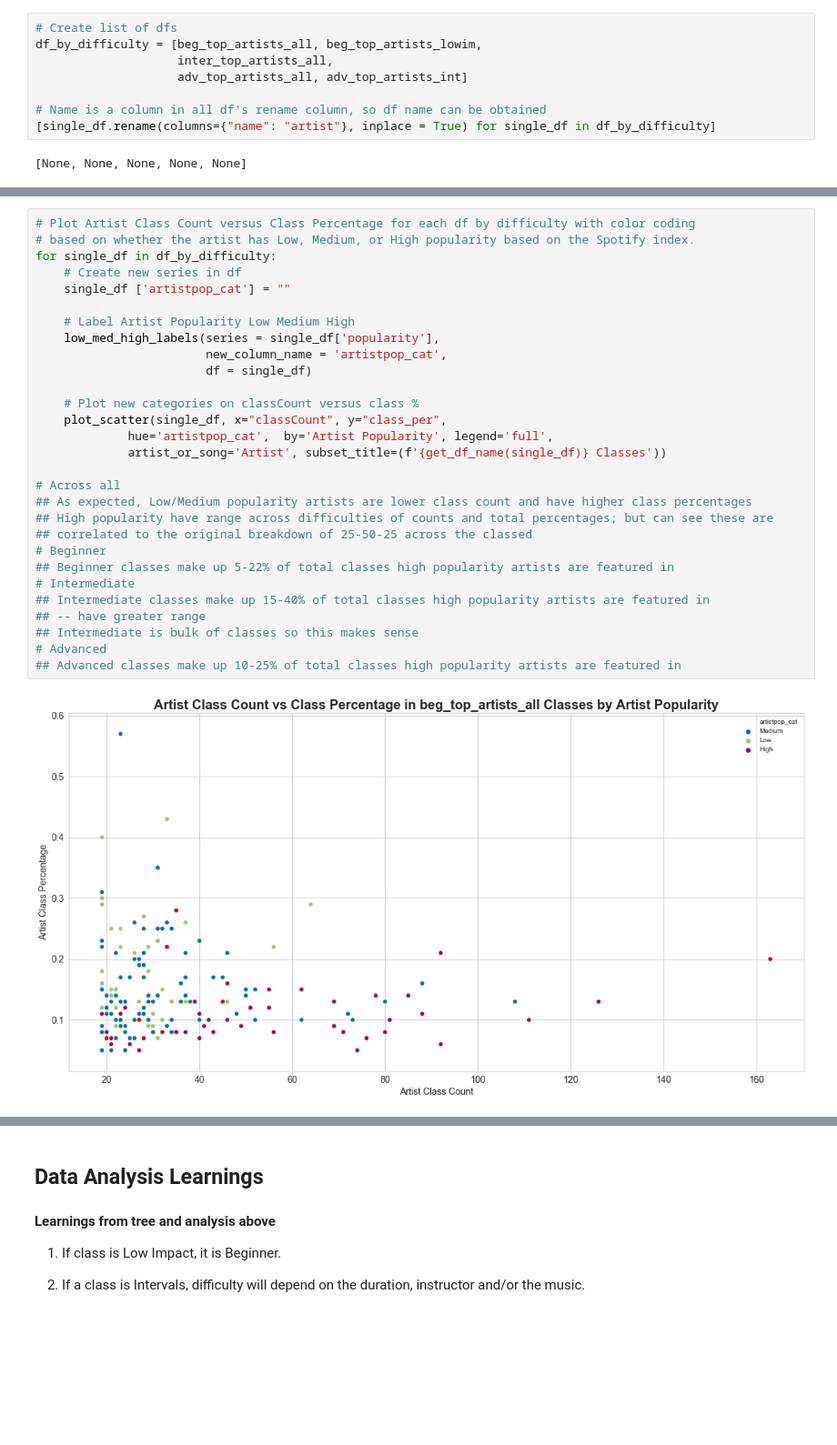
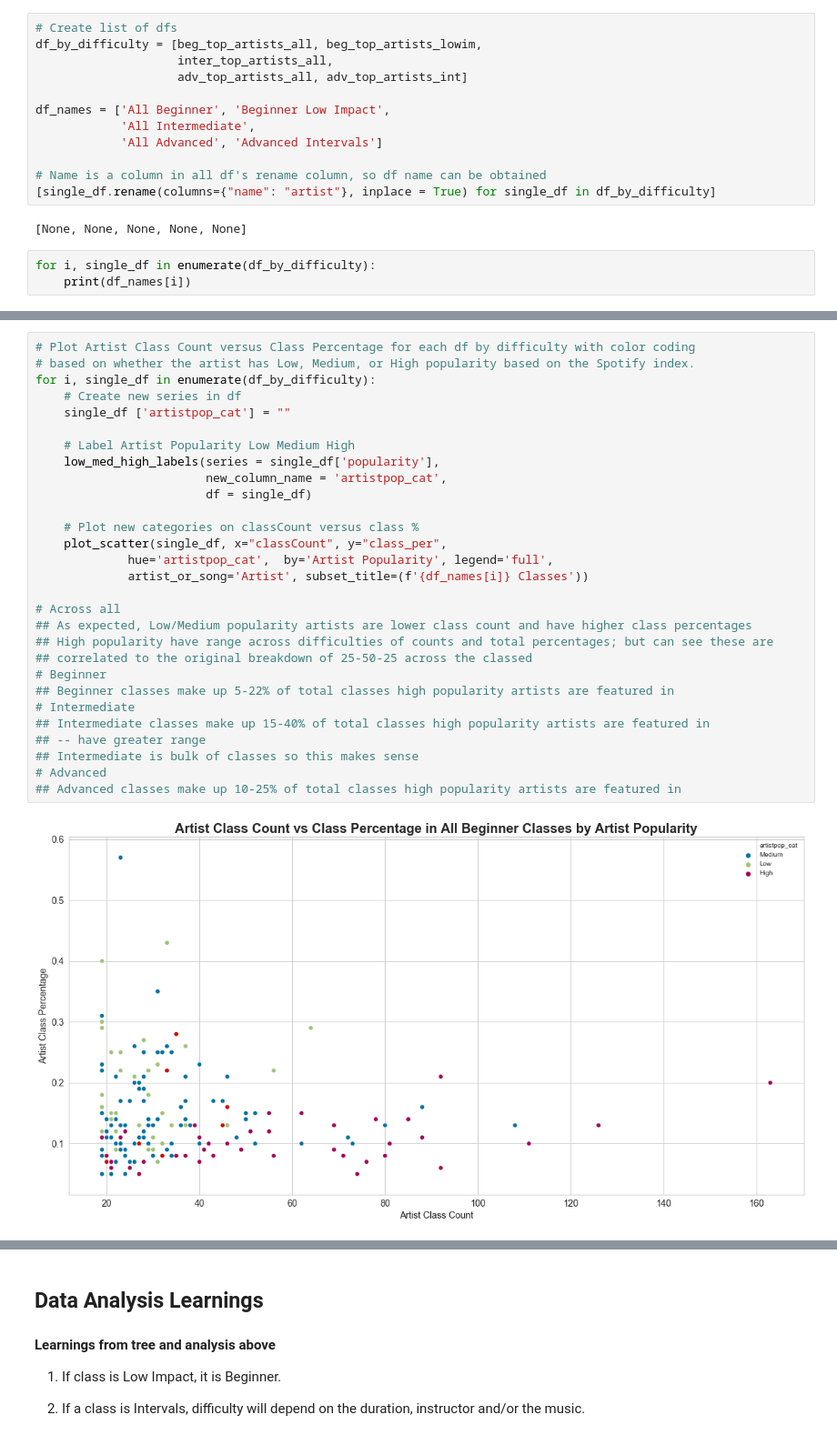
Before and after one commit to amandabgaeta/Peloton-Class-Difficulty-Classification-With-Playlists, a Jupyter notebook: notebooks/3_models_with_writeups/1_Winning_Decision_Tree_manual.ipynb, the cells around one changed output, grey strips where cells are left out. Shown at 91% size. Saved outputs shown, nothing was run; the diff lists cells and outputs as text; blank space fills up the shorter version.

Commit message:
Final fixes - Scatterplot titles and Getting rid of Gridlines
Lindsey Berlin magical edits.
plt.grid edit in .py file and edited for loop for scatterplots so title is in plain text.

```diff
--- a/notebooks/3_models_with_writeups/1_Winning_Decision_Tree_manual.ipynb
+++ b/notebooks/3_models_with_writeups/1_Winning_Decision_Tree_manual.ipynb
@@ -720,7 +714,14 @@ df_by_difficulty = [beg_top_artists_all, beg_top_artists_lowim,
                     inter_top_artists_all,
                     adv_top_artists_all, adv_top_artists_int]
 
+df_names = ['All Beginner', 'Beginner Low Impact',
+            'All Intermediate',
+            'All Advanced', 'Advanced Intervals']
+
 # Name is a column in all df's rename column, so df name can be obtained
 [single_df.rename(columns={"name": "artist"}, inplace = True) for single_df in df_by_difficulty]
 # %% [output]
 [None, None, None, None, None]
+# %%
+for i, single_df in enumerate(df_by_difficulty):
+    print(df_names[i])
@@ -727,31 +734,31 @@ df_by_difficulty = [beg_top_artists_all, beg_top_artists_lowim,
 # %%
 # Plot Artist Class Count versus Class Percentage for each df by difficulty with color coding
 # based on whether the artist has Low, Medium, or High popularity based on the Spotify index.
-for single_df in df_by_difficulty:
+for i, single_df in enumerate(df_by_difficulty):
     # Create new series in df
     single_df ['artistpop_cat'] = ""
 
     # Label Artist Popularity Low Medium High
     low_med_high_labels(series = single_df['popularity'],
                         new_column_name = 'artistpop_cat',
                         df = single_df)
 
     # Plot new categories on classCount versus class %
     plot_scatter(single_df, x="classCount", y="class_per",
              hue='artistpop_cat',  by='Artist Popularity', legend='full',
-             artist_or_song='Artist', subset_title=(f'{get_df_name(single_df)} Classes'))
+             artist_or_song='Artist', subset_title=(f'{df_names[i]} Classes'))
 
 # Across all
 ## As expected, Low/Medium popularity artists are lower class count and have higher class percentages
 ## High popularity have range across difficulties of counts and total percentages; but can see these are
 ## correlated to the original breakdown of 25-50-25 across the classed
 # Beginner
 ## Beginner classes make up 5-22% of total classes high popularity artists are featured in
 # Intermediate
 ## Intermediate classes make up 15-40% of total classes high popularity artists are featured in
 ## -- have greater range
 ## Intermediate is bulk of classes so this makes sense
 # Advanced
 ## Advanced classes make up 10-25% of total classes high popularity artists are featured in
 # %% [output]
-[figure, old version]
+[figure, new version]
```
Also changed, not shown: parts of 7 cells of this notebook, 2 other files.
